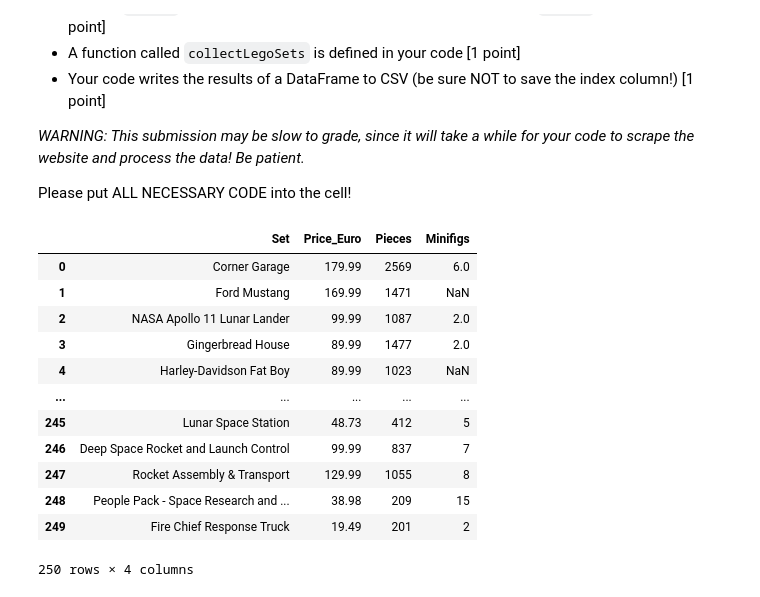
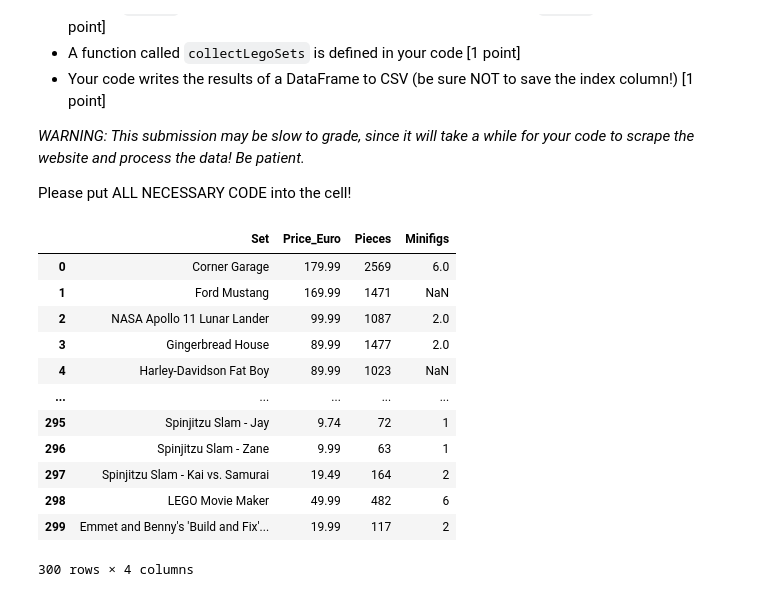
Before and after one commit to RynoV12/Ryno7, a Jupyter notebook: Lesson.ipynb, the cells around one changed output. Cells and saved outputs as stored; diff of their text form; code cells hidden in the pictures.

```diff
--- a/Lesson.ipynb
+++ b/Lesson.ipynb
@@ -1110,38 +1110,37 @@ def collectLegoSets(url):
     except:
       row.append(np.nan)
     try:
       row.append(int(re.search(r'(\d+)', a.find('dt', string="Minifigs").find_next_sibling().text).groups()[0]))
     except:
       row.append(np.nan)
     newData.append(row)
 
   newData = pd.DataFrame(newData, columns = ['Set', 'Price_Euro', 'Pieces', 'Minifigs'])
   try:
     next_page = parsed.find('li', class_ = "next").a['href']
   except:
     next_page = None
 
   if next_page:
     time.sleep(2)
     return pd.concat([newData, collectLegoSets(next_page)], axis = 0).reset_index(drop=True)
   else:
     return newData
 
-  newData.to_csv("lego2019.csv", index = False)
-
 lego2019 = collectLegoSets("https://brickset.com/sets/year-2019")
+lego2019.to_csv("lego2019.csv", index = False)
 lego2019
 # %% [output]
 |  | Set | Price_Euro | Pieces | Minifigs |
 | 0 | Corner Garage | 179.99 | 2569 | 6.0 |
 | 1 | Ford Mustang | 169.99 | 1471 | NaN |
 | 2 | NASA Apollo 11 Lunar Lander | 99.99 | 1087 | 2.0 |
 | 3 | Gingerbread House | 89.99 | 1477 | 2.0 |
 | 4 | Harley-Davidson Fat Boy | 89.99 | 1023 | NaN |
 | ... | ... | ... | ... | ... |
-| 245 | Lunar Space Station | 48.73 | 412 | 5 |
-| 246 | Deep Space Rocket and Launch Control | 99.99 | 837 | 7 |
-| 247 | Rocket Assembly & Transport | 129.99 | 1055 | 8 |
-| 248 | People Pack - Space Research and ... | 38.98 | 209 | 15 |
-| 249 | Fire Chief Response Truck | 19.49 | 201 | 2 |
+| 295 | Spinjitzu Slam - Jay | 9.74 | 72 | 1 |
+| 296 | Spinjitzu Slam - Zane | 9.99 | 63 | 1 |
+| 297 | Spinjitzu Slam - Kai vs. Samurai | 19.49 | 164 | 2 |
+| 298 | LEGO Movie Maker | 49.99 | 482 | 6 |
+| 299 | Emmet and Benny's 'Build and Fix'... | 19.99 | 117 | 2 |
-250 rows × 4 columns
+300 rows × 4 columns
```
